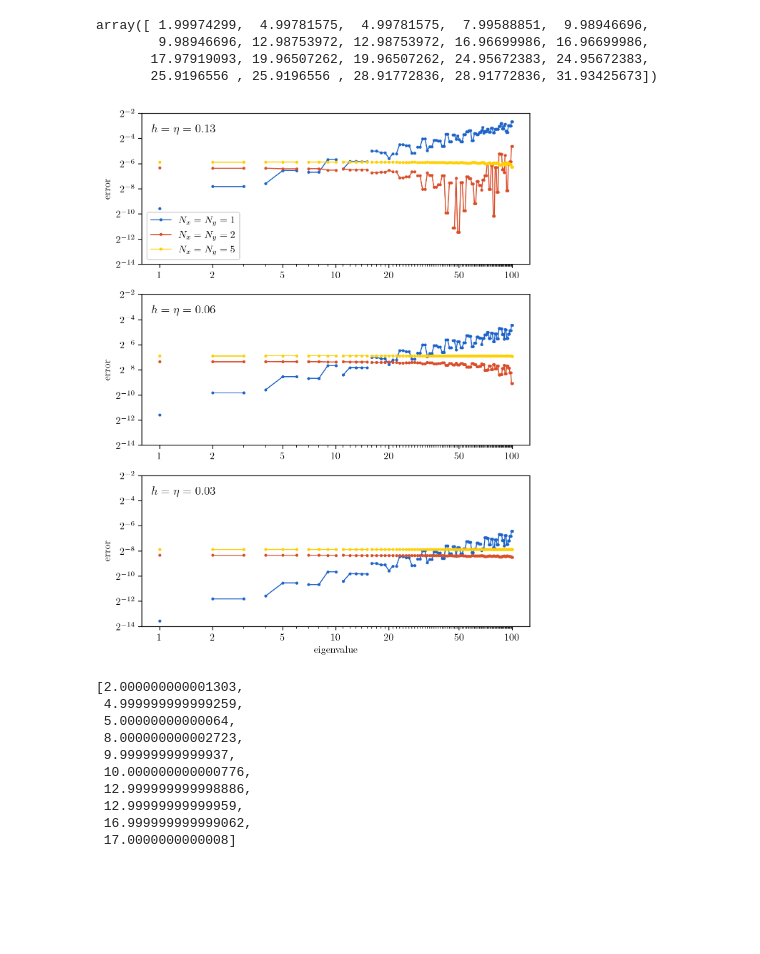
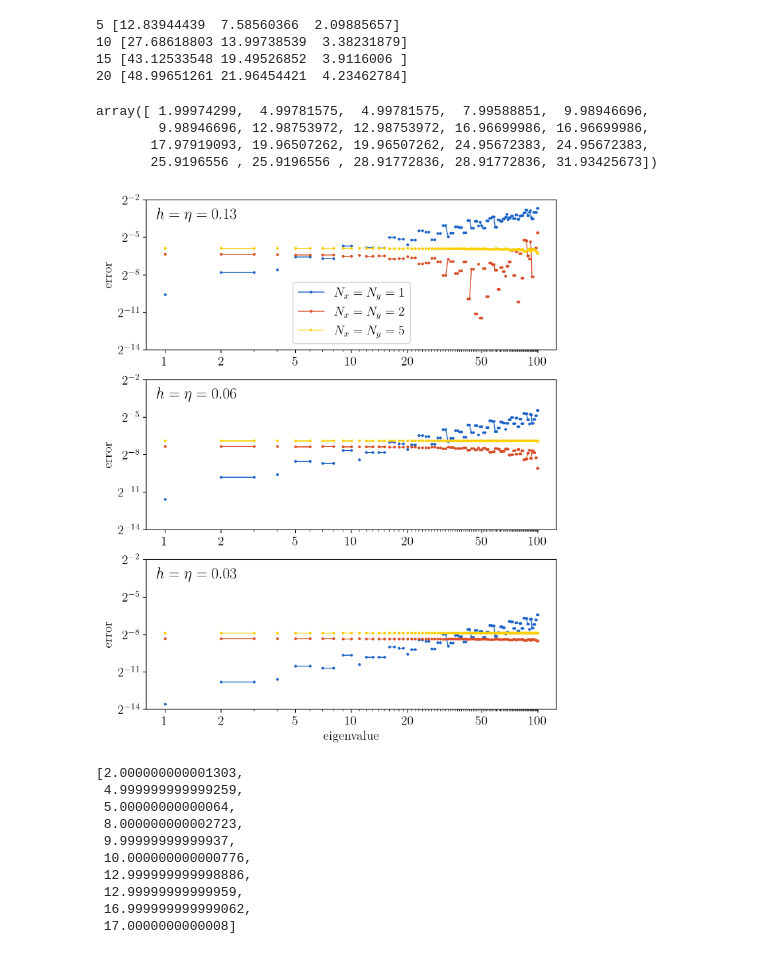
Before and after one commit to toonijn/PhD-thesis, a Jupyter notebook: img/chapter4/fd_experiments.ipynb, the cells around one changed output. Saved outputs shown, nothing was run; the diff lists cells and outputs as text; code cells hidden in the pictures; blank space fills up the shorter version.

Commit message:
zero potential analysis

```diff
--- a/img/chapter4/fd_experiments.ipynb
+++ b/img/chapter4/fd_experiments.ipynb
@@ -98,7 +98,7 @@ settings = {
         "ybounds": (-9.5, 9.5),
     },
     "parameters": [
-        (n, m) for n in [20, 30, 40, 50, 60, 80, 100] for m in [5, 10, 15, 20]
+        (n, m) for n in [20, 30, 40, 50, 60, 70, 80, 90, 100] for m in [5, 10, 15, 20]
     ]
 }
 
@@ -108,7 +108,7 @@ import matplotlib.pyplot as plt
 from matplotlib.ticker import FixedLocator, FormatStrFormatter, ScalarFormatter
 
 
-fig, axes = plt.subplots(3, 1, figsize=(7, 9.5), dpi=200)
+fig, axes = plt.subplots(3, 1, figsize=(8, 10), dpi=200)
 
 for ni, n in enumerate([40, 60, 100]):
     rm = results_by_n[n]
@@ -155,5 +155,6 @@ plt.savefig(f"fd_harmonic.pdf", bbox_inches="tight")
 # %%
 from scipy.optimize import least_squares
+from math import log
 
 orders = []
 for m in [5, 10, 15, 20]:
@@ -161,13 +162,18 @@ for m in [5, 10, 15, 20]:
         a, eh, ek = x
 
         err = []
-        for n, r in results_by_m[m].items():
-            for k, v in list(enumerate(r))[-20:]:
-                err.append(v - a * (1/n)**eh * (1+k)**ek)
+        rn = sorted(results_by_m[m].items())
+        if m == 20:
+            rn = rn[:-2]
+        for n, r in rn:
+            for k, v in list(enumerate(r))[30:]:
+                if v > 0:
+                    err.append(log(v) - (a  + log(1/n)*eh + log(1+k)*ek))
         return err
 
     ls = least_squares(order, [1, 10, 2])
     a, eh, ek = ls.x
+    print(m, ls.x)
     orders.append((m, (eh, ek)))
 
 ms, es = zip(*orders)
@@ -185,6 +191,11 @@ with open("fd_harmonic_orders.tex", 'w') as f:
         s += f" & $\\OO\\mleft(h^{{\\numprint{{{eh:.2f}}}}}k^{{\\numprint{{{ek:.2f}}}}}\\mright)$"
     print(s, file=f)
     print(r"\end{tabular}", file=f)
+# %% [output]
+5 [12.83944439  7.58560366  2.09885657]
+10 [27.68618803 13.99738539  3.38231879]
+15 [43.12533548 19.49526852  3.9116006 ]
+20 [48.99651261 21.96454421  4.23462784]
 # %%
 fds = FDSchrodinger(lambda x, y: 0*x, (0, pi), (0, pi), 80, 80, 1, 1)
 fds.solve()
@@ -195,10 +206,11 @@ array([ 1.99974299,  4.99781575,  4.99781575,  7.99588851,  9.98946696,
        25.9196556 , 25.9196556 , 28.91772836, 28.91772836, 31.93425673])
 # %%
 from math import pi
+from itertools import groupby
 
 exact = sorted([i*i + j*j for i in range(1, 100) for j in range(1, 100)])[:100]
 
-settings = {
+settings_zero = {
     "exact": exact,
     "multiplicities": [sum(1 for _ in l) for _, l in groupby(exact)],
     "problem": {
@@ -211,13 +223,13 @@ settings = {
     ]
 }
 
-results_zero_by_n, results_zero_by_m = test_problem(settings)
+results_zero_by_n, results_zero_by_m = test_problem(settings_zero)
 # %%
 import matplotlib.pyplot as plt
 from matplotlib.ticker import FixedLocator, FormatStrFormatter, ScalarFormatter
 
 
-fig, axes = plt.subplots(3, 1, figsize=(7, 9.5), dpi=200)
+fig, axes = plt.subplots(3, 1, figsize=(8, 10), dpi=200)
 
 for ni, n in enumerate([25, 50, 100]):
     rm = results_zero_by_n[n]
@@ -232,35 +244,35 @@ for ni, n in enumerate([25, 50, 100]):
     ax.xaxis.set_minor_formatter(FormatStrFormatter(""))
     ax.set_ylim(2**-14, 2**-2)
     ax.set_ylabel("error")
     if ni == 2:
         ax.set_xlabel("eigenvalue")
 
-    mults = settings["multiplicities"]
+    mults = settings_zero["multiplicities"]
 
     for i, (m, r) in enumerate(sorted(rm.items())):
         j = 0
 
         kwargs = dict(
             label=f"$N_x=N_y={m}$",
             color=ugent.palet[i],
             marker='.', ls='-', lw=1, markersize=4,
         )
         for mult in mults:
             d = r[j:j+mult]
             ax.plot(range(j + 1, j+len(d)+1), d, **kwargs)
             if j == 0:
                 del kwargs["label"]
             j += mult
             if j >= len(r):
                 break
 
     ax.set_title(f"$h = \\eta = {pi/n:.2f}$", y=0.835, x=0.025, loc="left")
     if ni == 0:
         ax.legend()
 fig.show()
 plt.savefig(f"fd_zero.pdf", bbox_inches="tight")
 # %% [output]
-[figure, old version]
+[figure, new version]
 # %%
 from schrodinger import Schrodinger2D, Rectangle
 
```
Also changed, not shown: parts of 2 cells of this notebook, 9 other files.
